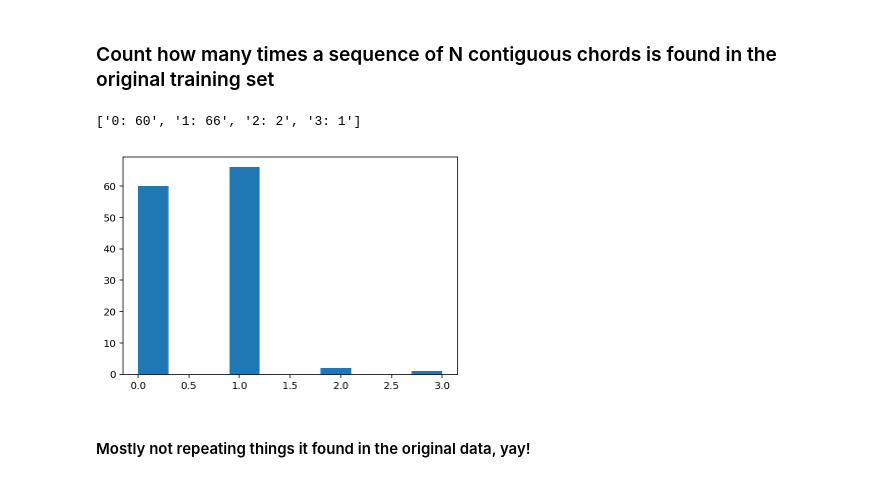
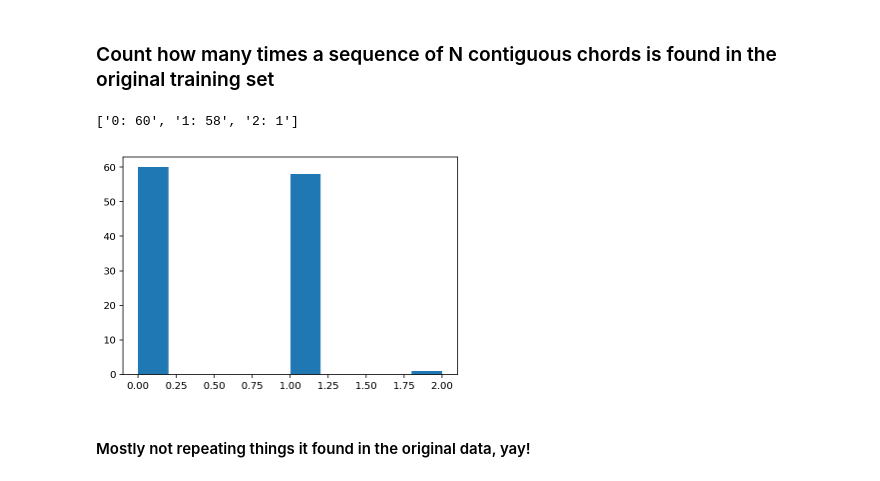
Before and after one commit to NakramR/midi, a Jupyter notebook: hackatonClean.ipynb, the cells around one changed output. Saved outputs shown, nothing was run; the diff lists cells and outputs as text; code cells hidden in the pictures.

```diff
--- a/hackatonClean.ipynb
+++ b/hackatonClean.ipynb
@@ -570,20 +570,20 @@ print(len(ppp))
 # %%
 ll = []
 longest = 0
-for i in range(len(ppp)):
+for i in range(len(ppp)-10):
     longest = 0
     for x in np.where(nn3==ppp[i])[0]:
-        for j in range(0,6):
-            if nn3[x+j] != ppp[i]:
+        for j in range(0,10):
+            if nn3[x+j] != ppp[i+j]:
                 break
         if j > longest:
             longest = j
     ll.append(longest)
 plt.hist(ll);
 
 [f'{x}: {ll.count(x)}' for x in set(ll)]
 # %% [output]
-['0: 60', '1: 66', '2: 2', '3: 1']
+['0: 60', '1: 58', '2: 1']
-[figure, old version]
+[figure, new version]
 # %% [markdown]
 #### Mostly not repeating things it found in the original data, yay!
```
